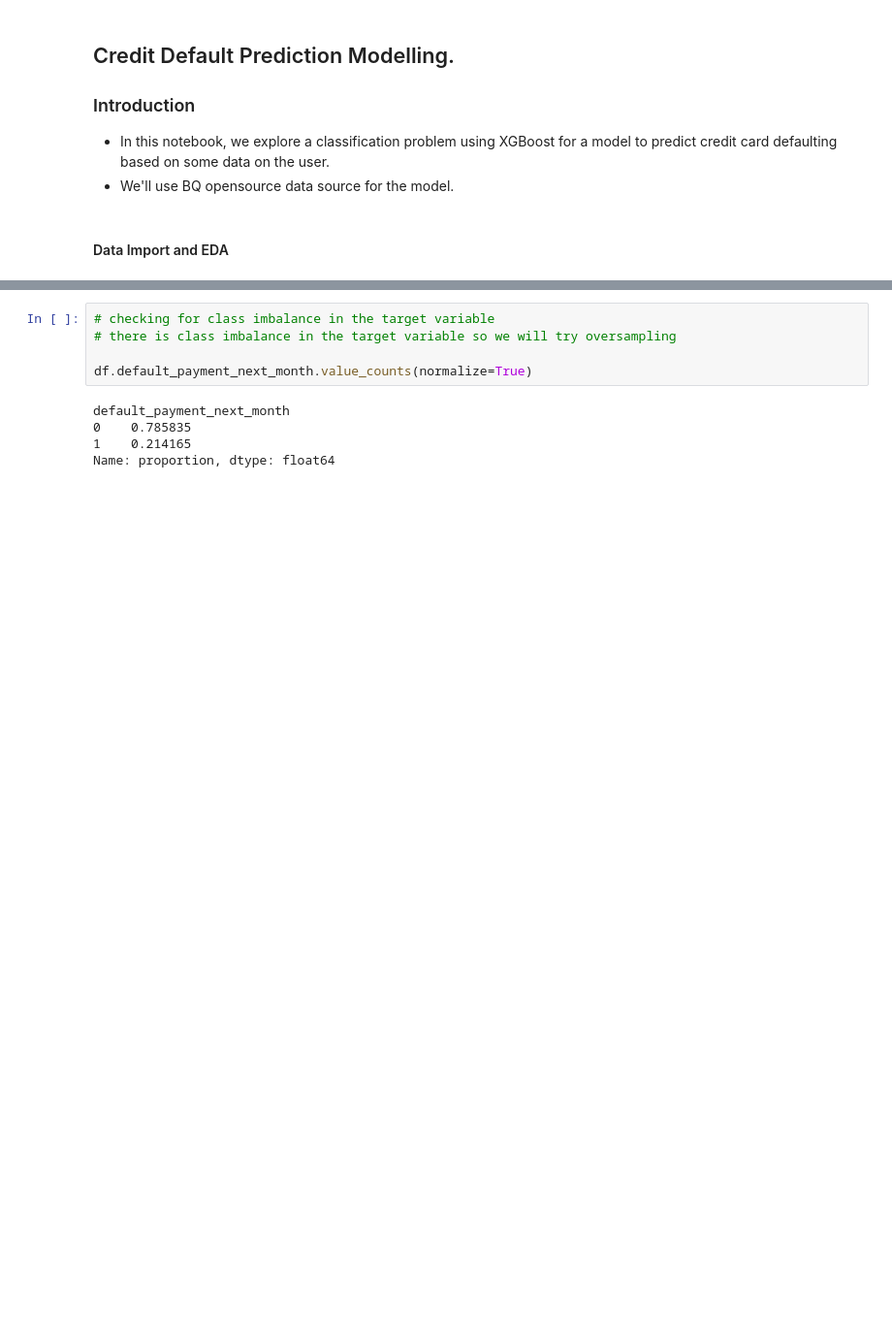
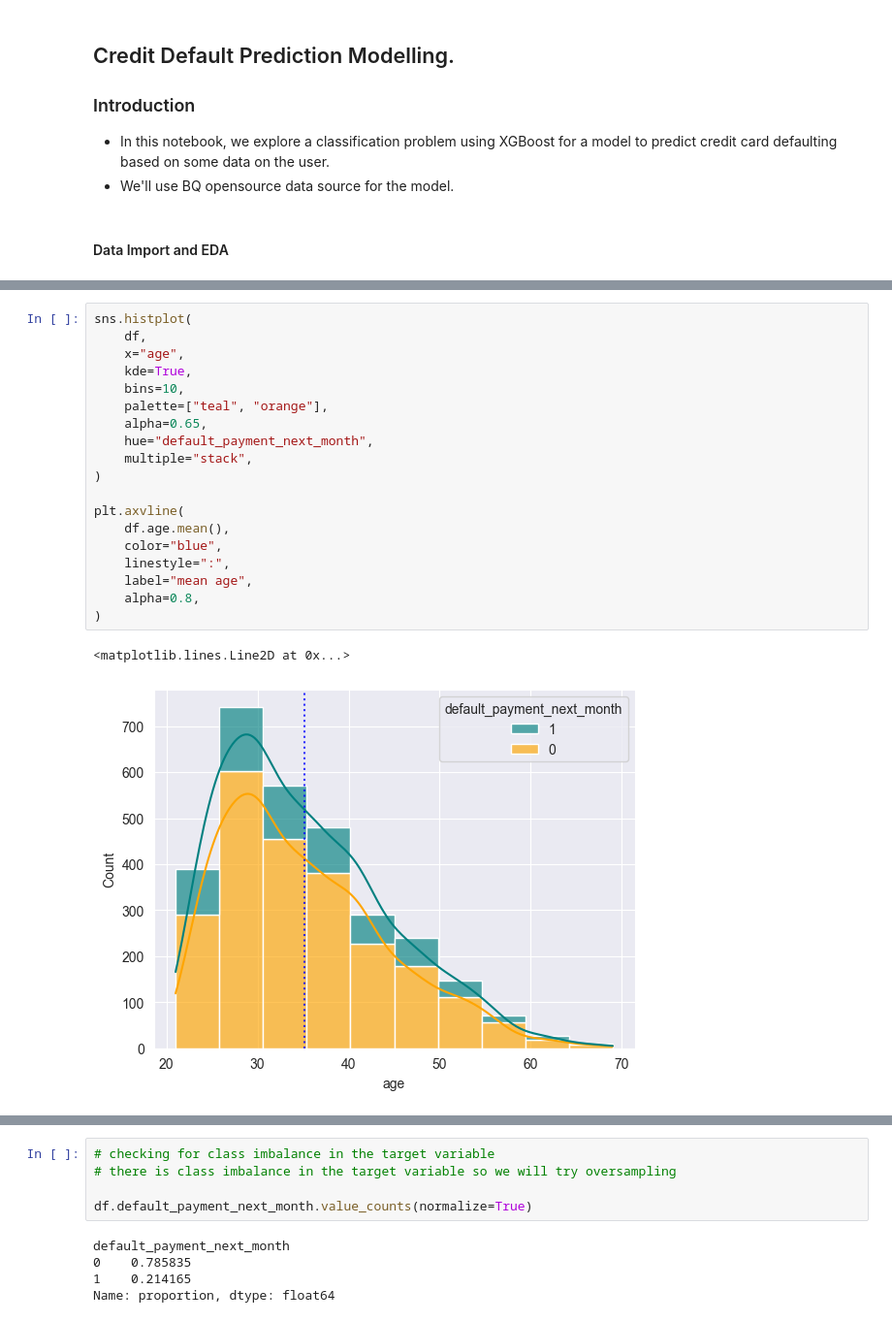
Before and after one commit to AndrewOgega/data-triad, a Jupyter notebook: credit_default_model.ipynb, the cells around one changed output, grey strips where cells are left out. Shown at 97% size. Drawn from its saved outputs; the diff is of its cells as text; blank space fills up the shorter version.

```diff
--- a/credit_default_model.ipynb
+++ b/credit_default_model.ipynb
@@ -74,0 +117,22 @@ df[['sex', 'education_level', 'marital_status']] = df[['sex', 'education_level',
+# %%
+sns.histplot(
+    df,
+    x="age",
+    kde=True,
+    bins=10,
+    palette=["teal", "orange"],
+    alpha=0.65,
+    hue="default_payment_next_month",
+    multiple="stack",
+)
+
+plt.axvline(
+    df.age.mean(),
+    color="blue",
+    linestyle=":",
+    label="mean age",
+    alpha=0.8,
+)
+# %% [output]
+<matplotlib.lines.Line2D at 0x...>
+[figure, added]
```
Also changed, not shown: parts of 29 cells of this notebook.
